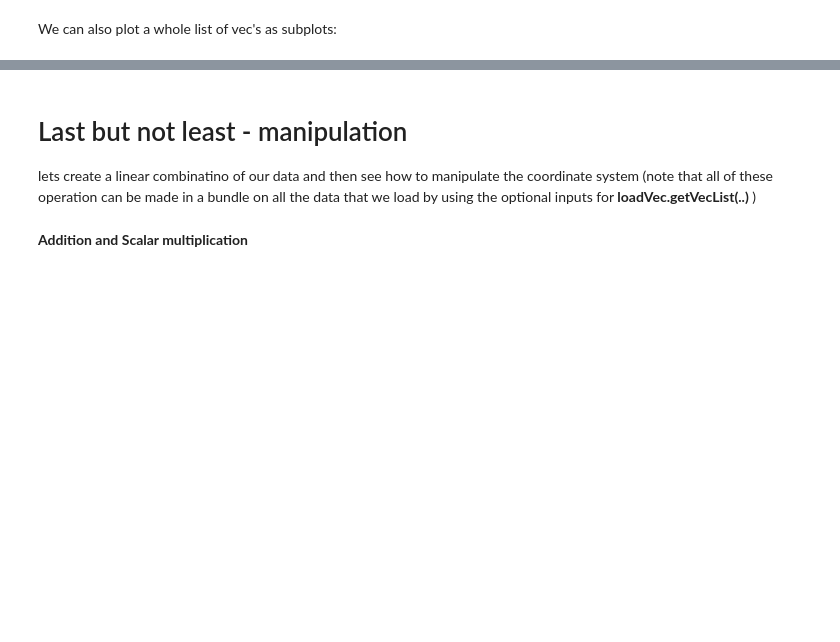
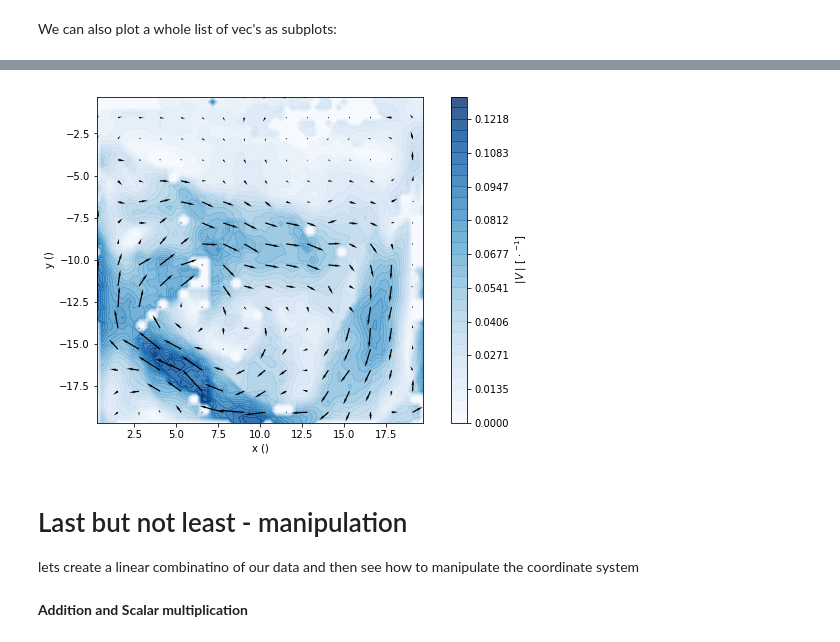
Before and after one commit to alexlib/pivpy, a Jupyter notebook: examples/notebooks/Getting_Started.ipynb, the cells around one changed output, grey strips where cells are left out. Saved outputs shown, nothing was run; the diff lists cells and outputs as text; code cells hidden in the pictures; blank space fills up the shorter version.

```diff
--- a/examples/notebooks/Getting_Started.ipynb
+++ b/examples/notebooks/Getting_Started.ipynb
@@ -102,5 +105,6 @@ fig, ax1, ax2 = vecPlot.genVelHist(vecs[0], normed = True)
 # %% [markdown]
 We can also plot a whole list of vec's as subplots:
 # %%
-fig, ax = vecPlot.quiverVecList(vecs, nthArr=4, arrScale=10)
+fig, ax = graphics.quiver(data, nthArr=4, arrScale=10)
 fig.set_size_inches(10, 6)
+# %% [output]
@@ -107,7 +112,8 @@ fig.set_size_inches(10, 6)
+[figure, added]
 # %% [markdown]
 # Last but not least - manipulation
 
-lets create a linear combinatino of our data and then see how to manipulate the coordinate system (note that all of these operation can be made in a bundle on all the data that we load by using the optional inputs for __loadVec.getVecList(..)__ )
+lets create a linear combinatino of our data and then see how to manipulate the coordinate system
 # %% [markdown]
 __Addition and Scalar multiplication__
 # %%
```
Also changed, not shown: parts of 8 cells of this notebook, 4 other files.
